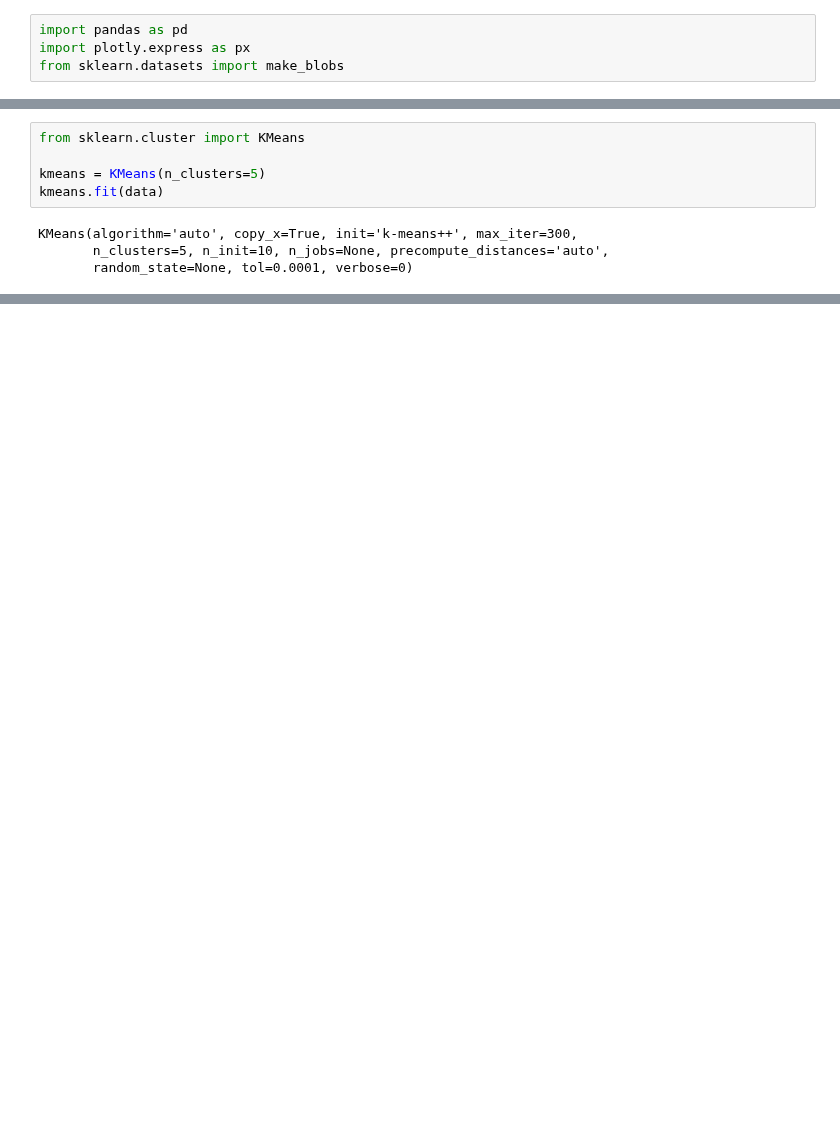
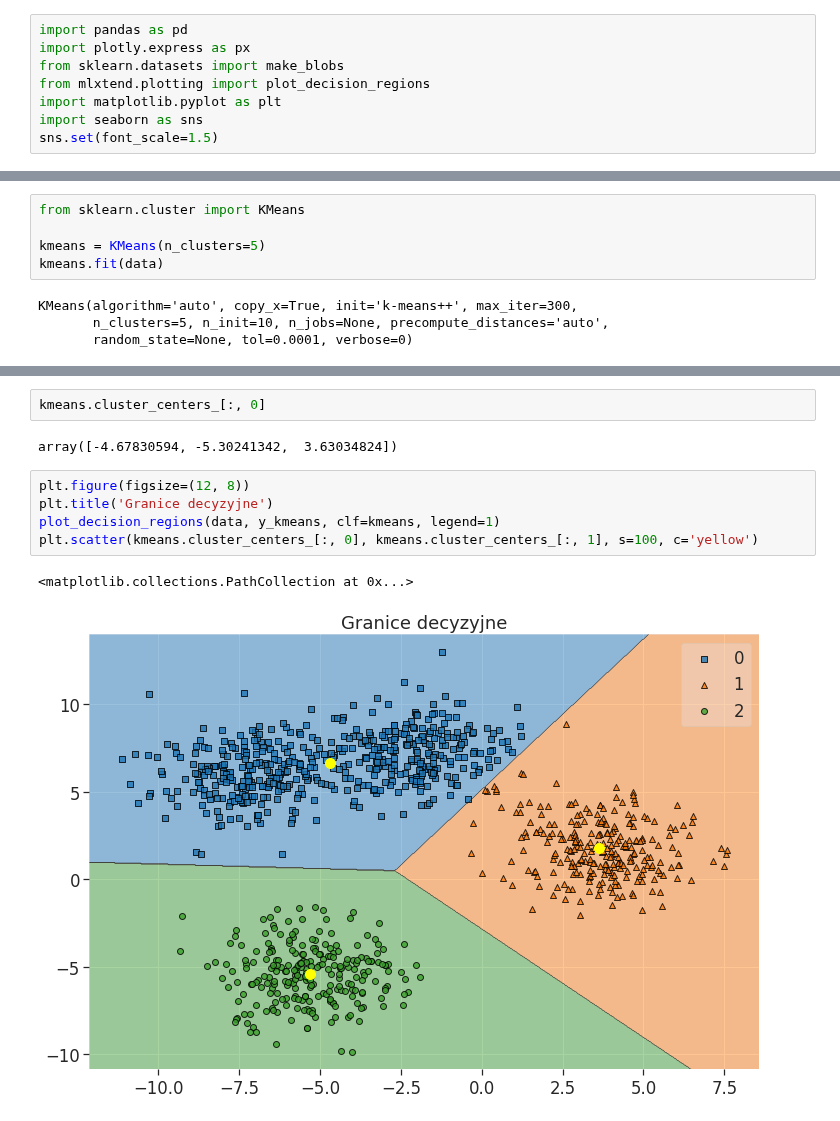
Before and after one commit to krakowiakpawel9/ml_course, a Jupyter notebook: cont/19_k_means.ipynb, the cells around one changed output, grey strips where cells are left out. Drawn from its saved outputs; the diff is of its cells as text; blank space fills up the shorter version.

```diff
--- a/cont/19_k_means.ipynb
+++ b/cont/19_k_means.ipynb
@@ -4,6 +4,10 @@
 import pandas as pd
 import plotly.express as px
 from sklearn.datasets import make_blobs
+from mlxtend.plotting import plot_decision_regions
+import matplotlib.pyplot as plt
+import seaborn as sns
+sns.set(font_scale=1.5)
 # %%
 data, _ = make_blobs(n_samples=1000, centers=4, cluster_std=1.5, center_box=(-8.0, 8.0), random_state=42)
 df = pd.DataFrame(data, columns=['x1', 'x2'])
@@ -72,3 +76,15 @@ df['y_kmeans'] = y_kmeans
 px.scatter(df, 'x1', 'x2', 'y_kmeans', width=700, height=500, title='Klasteryzacja - Algorytm K-średnich')
 # %% [output]
 [interactive output not drawn]
+# %%
+kmeans.cluster_centers_[:, 0]
+# %% [output]
+array([-4.67830594, -5.30241342,  3.63034824])
+# %%
+plt.figure(figsize=(12, 8))
+plt.title('Granice decyzyjne')
+plot_decision_regions(data, y_kmeans, clf=kmeans, legend=1)
+plt.scatter(kmeans.cluster_centers_[:, 0], kmeans.cluster_centers_[:, 1], s=100, c='yellow')
+# %% [output]
+<matplotlib.collections.PathCollection at 0x...>
+[figure, added]
```
Also changed, not shown: parts of 3 cells of this notebook.
